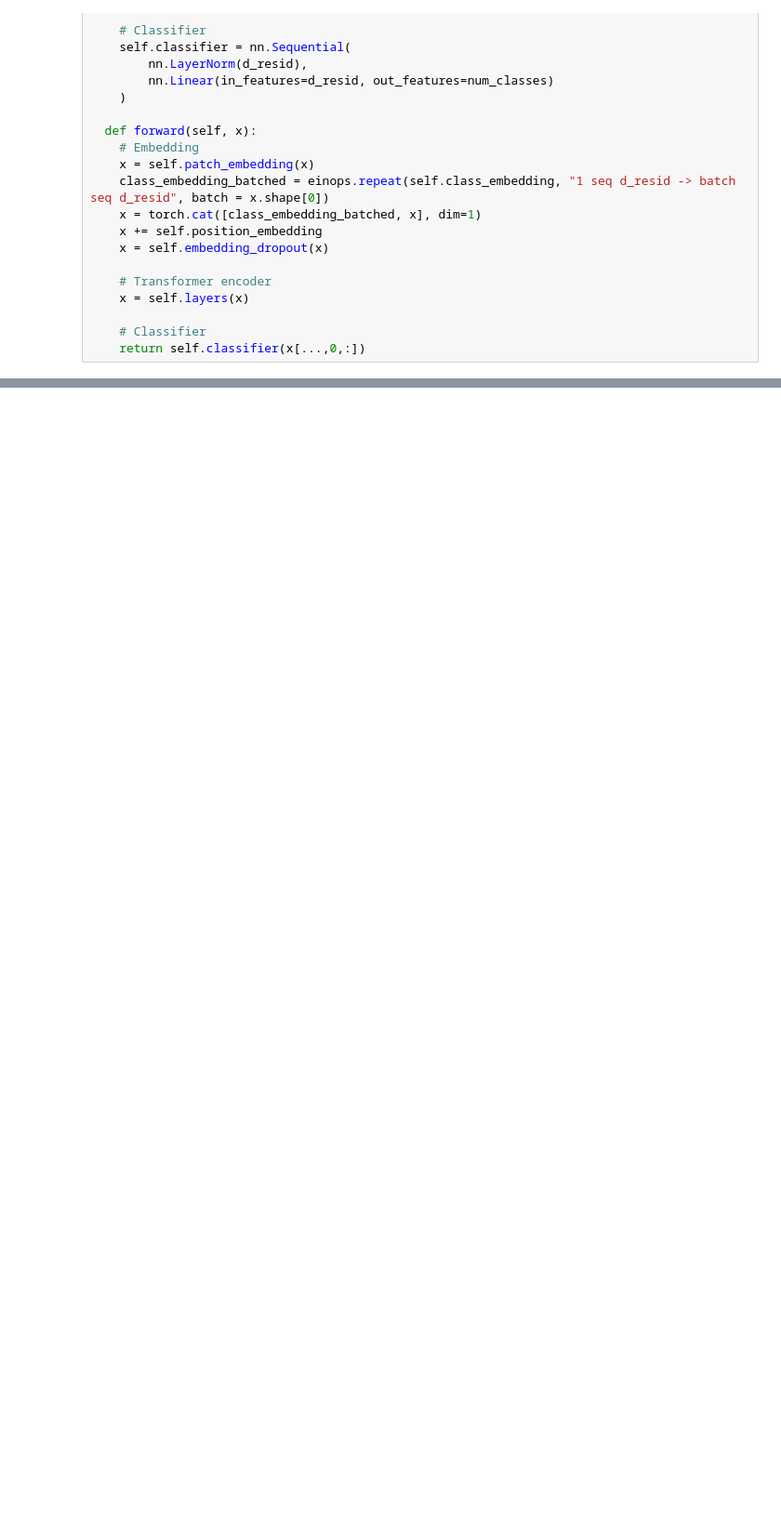
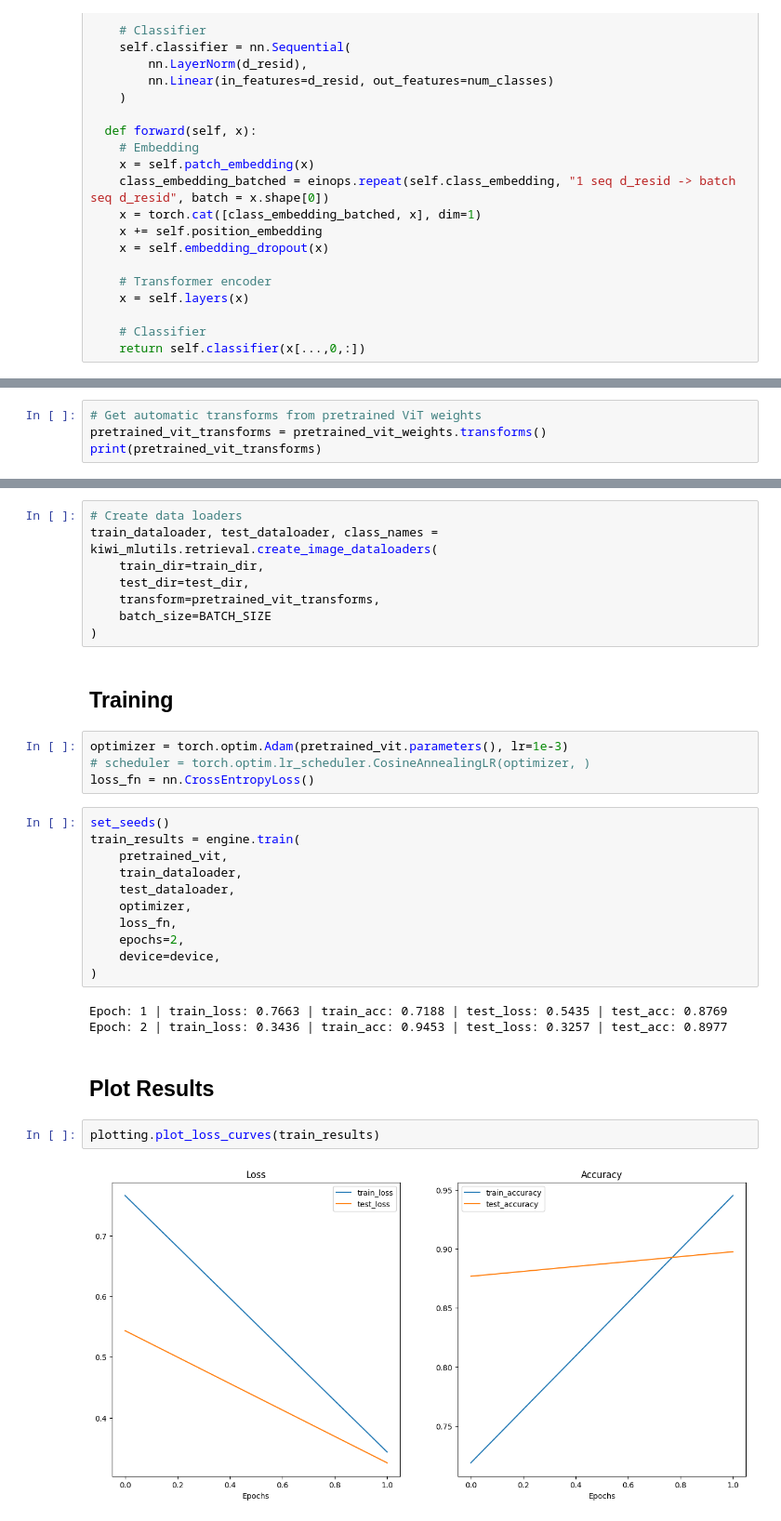
Before and after one commit to aaron-sandoval/vision-transformers, a Jupyter notebook: ViT.ipynb, the cells around one changed output, grey strips where cells are left out. Shown: that part at 93% size. Drawn from its saved outputs; the diff is of its cells as text; blank space fills up the shorter version.

```diff
--- a/ViT.ipynb
+++ b/ViT.ipynb
@@ -603,0 +707,4 @@ preds.shape
+# %%
+# Get automatic transforms from pretrained ViT weights
+pretrained_vit_transforms = pretrained_vit_weights.transforms()
+print(pretrained_vit_transforms)
@@ -603,0 +719,34 @@ preds.shape
+# %%
+# Create data loaders
+train_dataloader, test_dataloader, class_names = kiwi_mlutils.retrieval.create_image_dataloaders(
+    train_dir=train_dir,
+    test_dir=test_dir,
+    transform=pretrained_vit_transforms,
+    batch_size=BATCH_SIZE
+)
+# %% [markdown]
+## Training
+# %%
+optimizer = torch.optim.Adam(pretrained_vit.parameters(), lr=1e-3)
+# scheduler = torch.optim.lr_scheduler.CosineAnnealingLR(optimizer, )
+loss_fn = nn.CrossEntropyLoss()
+# %%
+set_seeds()
+train_results = engine.train(
+    pretrained_vit,
+    train_dataloader,
+    test_dataloader,
+    optimizer,
+    loss_fn,
+    epochs=2,
+    device=device,
+)
+# %% [output]
+Epoch: 1 | train_loss: 0.7663 | train_acc: 0.7188 | test_loss: 0.5435 | test_acc: 0.8769
+Epoch: 2 | train_loss: 0.3436 | train_acc: 0.9453 | test_loss: 0.3257 | test_acc: 0.8977
+# %% [markdown]
+## Plot Results
+# %%
+plotting.plot_loss_curves(train_results)
+# %% [output]
+[figure, added]
```
Also changed, not shown: parts of 33 cells of this notebook.
